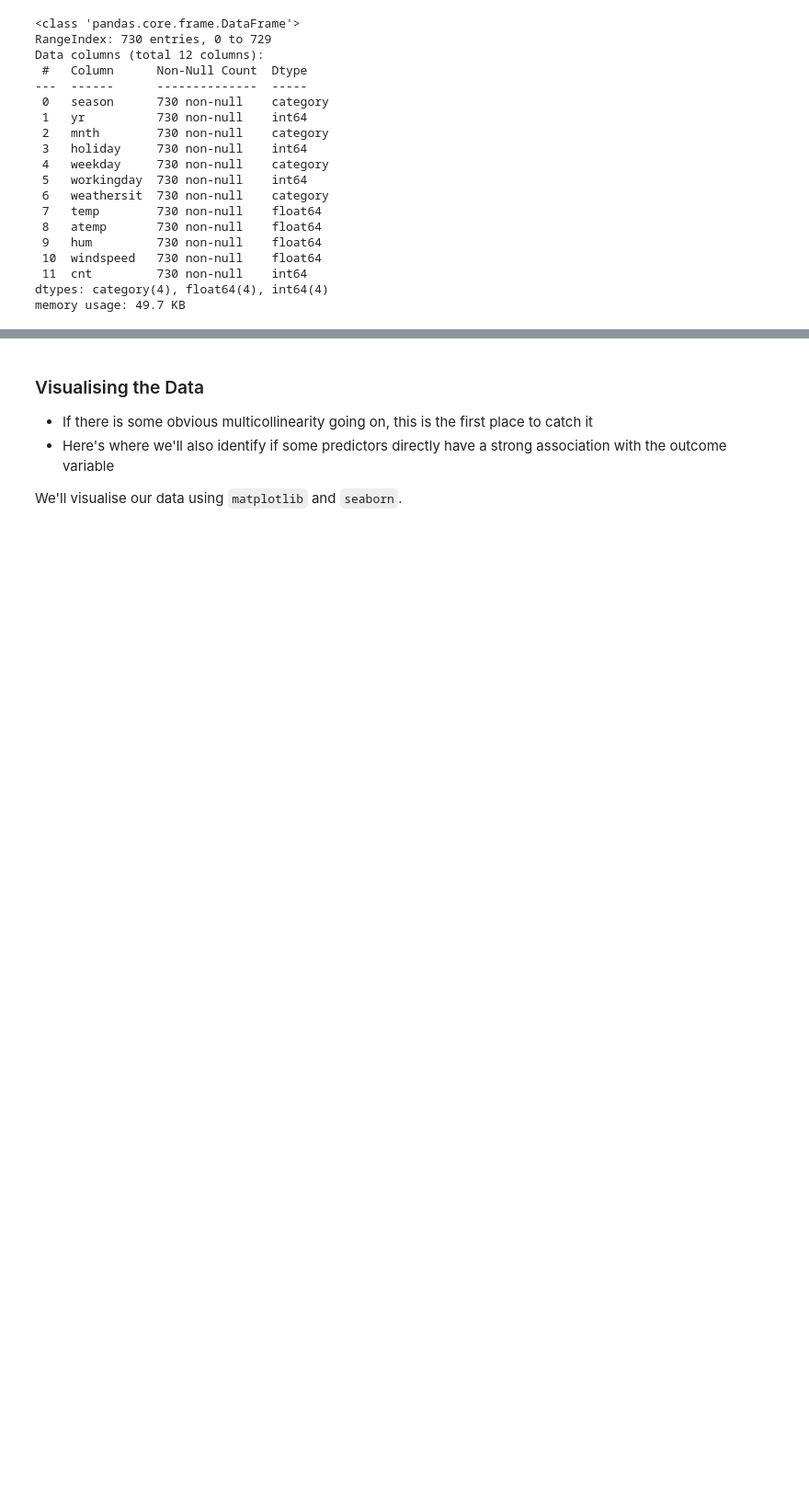
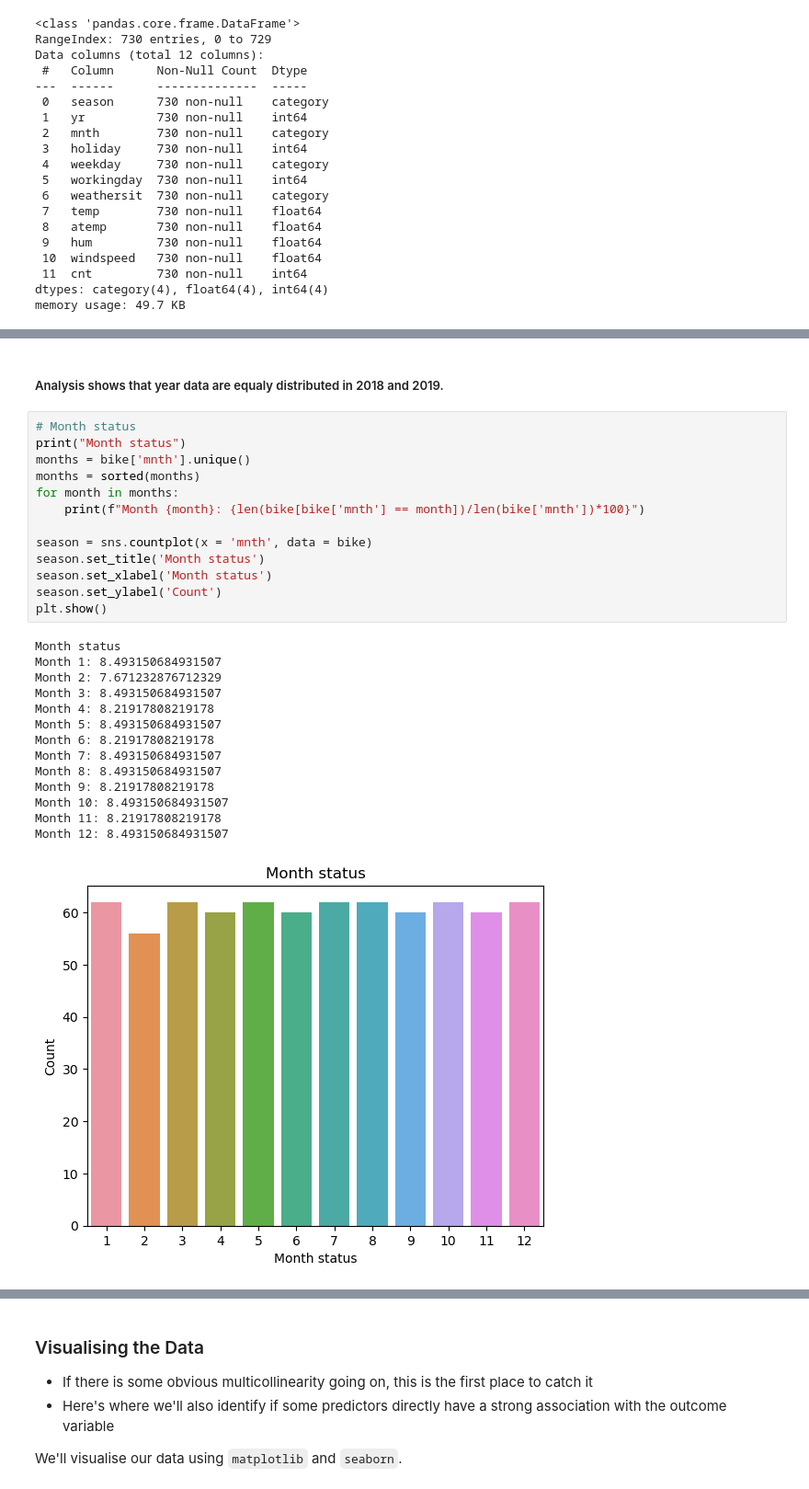
Before and after one commit to RavishankarDuMCA10/BikeSharingCaseStudy, a Jupyter notebook: BikeSharing.ipynb, the cells around one changed output, grey strips where cells are left out. Shown at 92% size. Saved outputs shown, nothing was run; the diff lists cells and outputs as text; blank space fills up the shorter version.

```diff
--- a/BikeSharing.ipynb
+++ b/BikeSharing.ipynb
@@ -266,0 +318,30 @@ df_bike.head()
+# %% [markdown]
+##### Analysis shows that year data are equaly distributed in 2018 and 2019.
+# %%
+# Month status
+print("Month status")
+months = bike['mnth'].unique()
+months = sorted(months)
+for month in months:
+    print(f"Month {month}: {len(bike[bike['mnth'] == month])/len(bike['mnth'])*100}")
+
+season = sns.countplot(x = 'mnth', data = bike)
+season.set_title('Month status')
+season.set_xlabel('Month status')
+season.set_ylabel('Count')
+plt.show()
+# %% [output]
+Month status
+Month 1: 8.493150684931507
+Month 2: 7.671232876712329
+Month 3: 8.493150684931507
+Month 4: 8.21917808219178
+Month 5: 8.493150684931507
+Month 6: 8.21917808219178
+Month 7: 8.493150684931507
+Month 8: 8.493150684931507
+Month 9: 8.21917808219178
+Month 10: 8.493150684931507
+Month 11: 8.21917808219178
+Month 12: 8.493150684931507
+[figure, added]
```
Also changed, not shown: parts of 34 cells of this notebook, 1 other file.
